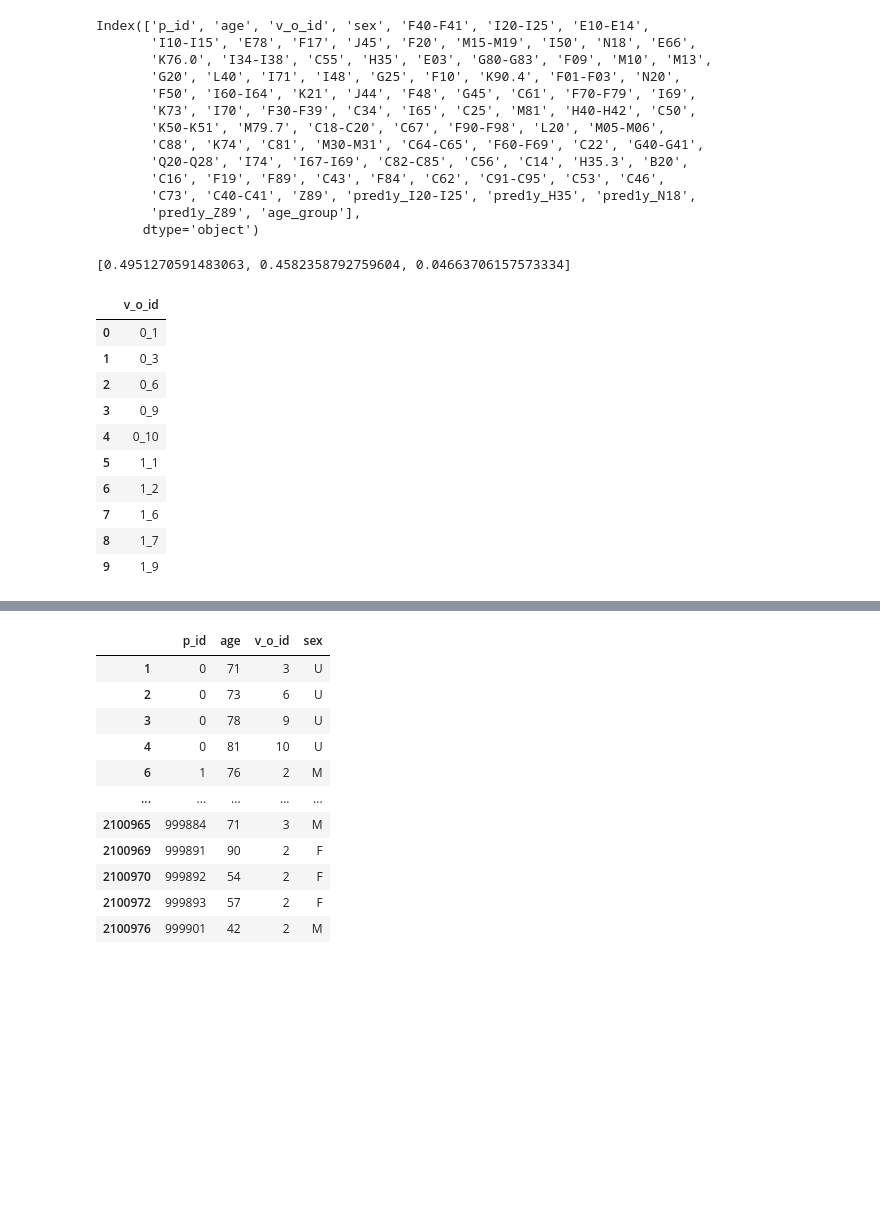
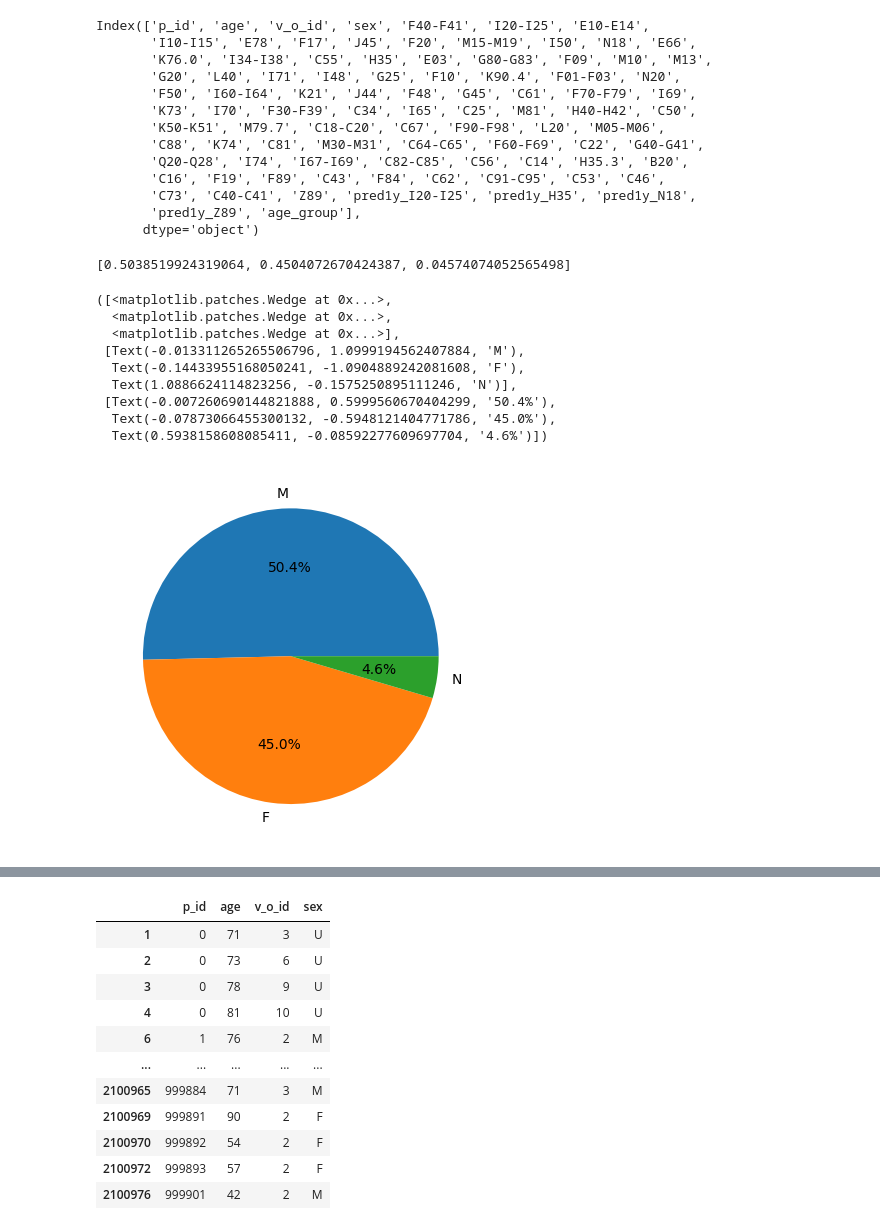
Before and after one commit to miguelzpresa/Hackathon-CAMDA-Diabetes-2024, a Jupyter notebook: apriori.ipynb, the cells around one changed output, grey strips where cells are left out. Saved outputs shown, nothing was run; the diff lists cells and outputs as text; code cells hidden in the pictures; blank space fills up the shorter version.

```diff
--- a/apriori.ipynb
+++ b/apriori.ipynb
@@ -45,24 +58,22 @@ Index(['p_id', 'age', 'v_o_id', 'sex', 'F40-F41', 'I20-I25', 'E10-E14',
        'C73', 'C40-C41', 'Z89', 'pred1y_I20-I25', 'pred1y_H35', 'pred1y_N18',
        'pred1y_Z89', 'age_group'],
       dtype='object')
-# %%
-list(df.sex.value_counts(normalize=True))
-# %% [output]
-[0.4951270591483063, 0.4582358792759604, 0.04663706157573334]
-# %%
-df.head(10)
-# %% [output]
-|  | v_o_id |
-| 0 | 0_1 |
-| 1 | 0_3 |
-| 2 | 0_6 |
-| 3 | 0_9 |
-| 4 | 0_10 |
-| 5 | 1_1 |
-| 6 | 1_2 |
-| 7 | 1_6 |
-| 8 | 1_7 |
-| 9 | 1_9 |
+# %%
+sex_percent = list(df.sex.value_counts(normalize=True))
+print(sex_percent)
+plt.pie(sex_percent, labels=['M','F','N'], autopct='%1.1f%%')
+# %% [output]
+[0.5038519924319064, 0.4504072670424387, 0.04574074052565498]
+([<matplotlib.patches.Wedge at 0x...>,
+  <matplotlib.patches.Wedge at 0x...>,
+  <matplotlib.patches.Wedge at 0x...>],
+ [Text(-0.013311265265506796, 1.0999194562407884, 'M'),
+  Text(-0.14433955168050241, -1.0904889242081608, 'F'),
+  Text(1.0886624114823256, -0.1575250895111246, 'N')],
+ [Text(-0.007260690144821888, 0.5999560670404299, '50.4%'),
+  Text(-0.07873066455300132, -0.5948121404771786, '45.0%'),
+  Text(0.5938158608085411, -0.08592277609697704, '4.6%')])
+[figure, added]
 # %%
 #df[df.].duplicated().value_counts()
 df['v_o_id']= df['v_o_id'].astype(str).str.split('_').str.get(1).astype(int)
```
Also changed, not shown: parts of 5 cells of this notebook.
